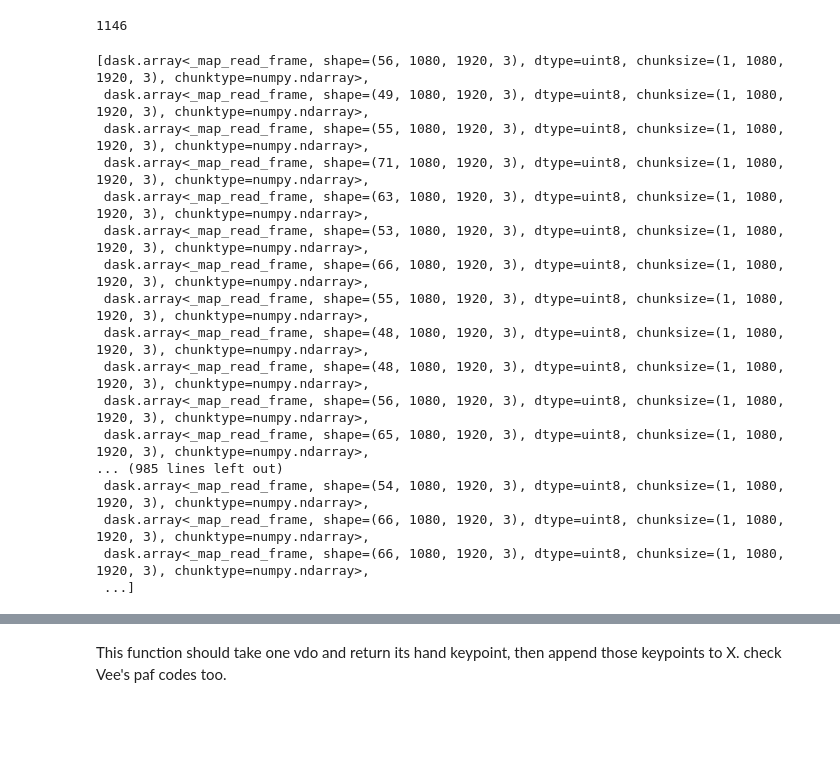
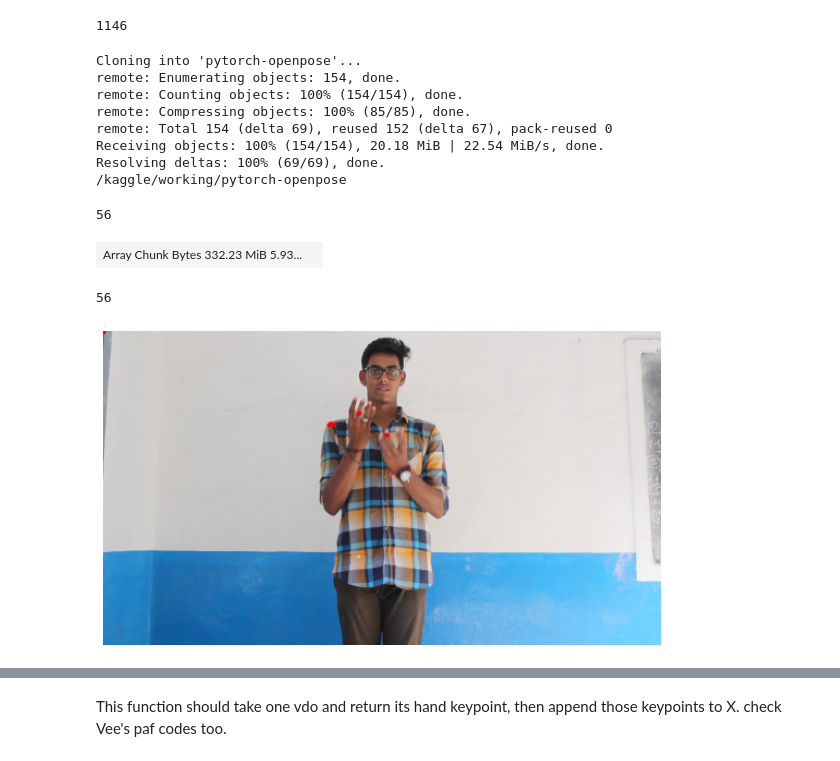
Before and after one commit to Scarletleaph/SLR, a Jupyter notebook: include50-preprocessing.ipynb, the cells around one changed output, grey strips where cells are left out. Saved outputs shown, nothing was run; the diff lists cells and outputs as text; code cells hidden in the pictures; blank space fills up the shorter version.

Commit message:
Kaggle Notebook | include50 Preprocessing | Version 1

```diff
--- a/include50-preprocessing.ipynb
+++ b/include50-preprocessing.ipynb
@@ -46,26 +46,52 @@ for dataset in datasets:
 len(video_frames)
 # %% [output]
 1146
+# %%
+!git clone https://github.com/Hzzone/pytorch-openpose
+%cd pytorch-openpose
+import matplotlib.pyplot as plt
+import copy
+import numpy as np
+from src import model
+from src import util
+from src.body import Body
+from src.hand import Hand
+
+!cp /kaggle/input/openpose-pretrained-models/body_pose_model.pth model
+!cp /kaggle/input/openpose-pretrained-models/hand_pose_model.pth model
+
+body_estimation = Body('model/body_pose_model.pth')
+hand_estimation = Hand('model/hand_pose_model.pth')
+# %% [output]
+Cloning into 'pytorch-openpose'...
+remote: Enumerating objects: 154, done.
+remote: Counting objects: 100% (154/154), done.
+remote: Compressing objects: 100% (85/85), done.
+remote: Total 154 (delta 69), reused 152 (delta 67), pack-reused 0
+Receiving objects: 100% (154/154), 20.18 MiB | 22.54 MiB/s, done.
+Resolving deltas: 100% (69/69), done.
+/kaggle/working/pytorch-openpose
+# %%
+len(video_frames[0])
+# %% [output]
+56
 # %%
-video_frames
+video_frames[0]
 # %% [output]
-[dask.array<_map_read_frame, shape=(56, 1080, 1920, 3), dtype=uint8, chunksize=(1, 1080, 1920, 3), chunktype=numpy.ndarray>,
- dask.array<_map_read_frame, shape=(49, 1080, 1920, 3), dtype=uint8, chunksize=(1, 1080, 1920, 3), chunktype=numpy.ndarray>,
- dask.array<_map_read_frame, shape=(55, 1080, 1920, 3), dtype=uint8, chunksize=(1, 1080, 1920, 3), chunktype=numpy.ndarray>,
- dask.array<_map_read_frame, shape=(71, 1080, 1920, 3), dtype=uint8, chunksize=(1, 1080, 1920, 3), chunktype=numpy.ndarray>,
- dask.array<_map_read_frame, shape=(63, 1080, 1920, 3), dtype=uint8, chunksize=(1, 1080, 1920, 3), chunktype=numpy.ndarray>,
- dask.array<_map_read_frame, shape=(53, 1080, 1920, 3), dtype=uint8, chunksize=(1, 1080, 1920, 3), chunktype=numpy.ndarray>,
- dask.array<_map_read_frame, shape=(66, 1080, 1920, 3), dtype=uint8, chunksize=(1, 1080, 1920, 3), chunktype=numpy.ndarray>,
- dask.array<_map_read_frame, shape=(55, 1080, 1920, 3), dtype=uint8, chunksize=(1, 1080, 1920, 3), chunktype=numpy.ndarray>,
- dask.array<_map_read_frame, shape=(48, 1080, 1920, 3), dtype=uint8, chunksize=(1, 1080, 1920, 3), chunktype=numpy.ndarray>,
- dask.array<_map_read_frame, shape=(48, 1080, 1920, 3), dtype=uint8, chunksize=(1, 1080, 1920, 3), chunktype=numpy.ndarray>,
- dask.array<_map_read_frame, shape=(56, 1080, 1920, 3), dtype=uint8, chunksize=(1, 1080, 1920, 3), chunktype=numpy.ndarray>,
- dask.array<_map_read_frame, shape=(65, 1080, 1920, 3), dtype=uint8, chunksize=(1, 1080, 1920, 3), chunktype=numpy.ndarray>,
-... (985 lines left out)
- dask.array<_map_read_frame, shape=(54, 1080, 1920, 3), dtype=uint8, chunksize=(1, 1080, 1920, 3), chunktype=numpy.ndarray>,
- dask.array<_map_read_frame, shape=(66, 1080, 1920, 3), dtype=uint8, chunksize=(1, 1080, 1920, 3), chunktype=numpy.ndarray>,
- dask.array<_map_read_frame, shape=(66, 1080, 1920, 3), dtype=uint8, chunksize=(1, 1080, 1920, 3), chunktype=numpy.ndarray>,
- ...]
+| Array Chunk Bytes 332.23 MiB 5.93... |  |
+# %%
+vdo_canvas = generate_hand_keypoints_canvas_for_one_video(video_frames[0])
+# %%
+len(vdo_canvas)
+# %% [output]
+56
+# %%
+plt.figure(figsize=(10,10))
+plt.imshow(vdo_canvas[30]) #canvas[:, :, [2, 1, 0]]
+plt.axis('off')
+plt.show()
+# %% [output]
+[figure, added]
 # %%
 #pip install napari[all] napari_video
 import napari
```
Also changed, not shown: parts of 6 cells of this notebook.
